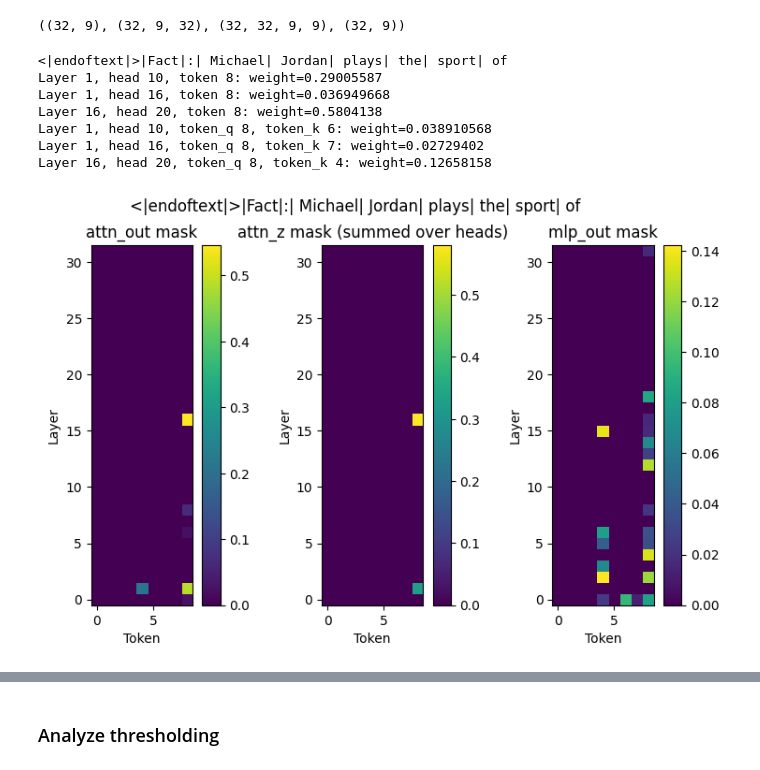
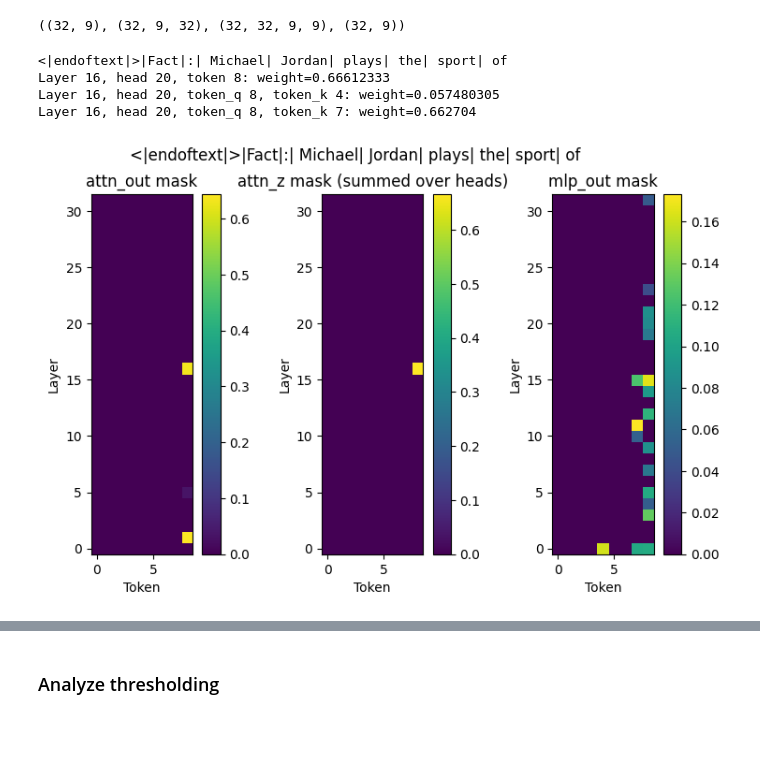
Before and after one commit to ed1d1a8d/prompt-injection-interp, a Jupyter notebook: notebooks/subnet-flow-pythia.ipynb, the cells around one changed output, grey strips where cells are left out. Saved outputs shown, nothing was run; the diff lists cells and outputs as text; code cells hidden in the pictures; blank space fills up the shorter version.

Commit message:
Optimize over attention pattern now

```diff
--- a/notebooks/subnet-flow-pythia.ipynb
+++ b/notebooks/subnet-flow-pythia.ipynb
@@ -55,7 +52,7 @@ mtf_test = PerTokenMaskedTransformer(tl_model, base_prompt=prompt)
 print([n for n, p in mtf_test.named_parameters() if p.requires_grad])
 with torch.no_grad():
     for name, mask in mtf_test.masks.items():
-        if name == "31_mlp_out" or name == "31_attn_scores":
+        if name == "31_mlp_out" or name == "31_attn_pattern":
             print(name, mask.shape)
             continue
         mask *= 0
@@ -230,0 +217,4 @@ Rank 4. Logit:  8.71 Prob:  0.03% Tokens: (  209) | |
+# %%
+mtf.zero_threshold = 0
+mtf.one_threshold = 1.1
+plot_metrics(mtf, prompt, metric_history)
@@ -244,9 +242,9 @@ attn_z_mask = np.stack(
     ],
     axis=0
 )
-attn_scores_mask = np.stack(
+attn_pattern_mask = np.stack(
     [
-        mtf.masks[f"{i}_attn_scores"].detach().cpu().numpy()
+        mtf.masks[f"{i}_attn_pattern"].detach().cpu().numpy()
         for i in range(32)
     ],
 )
@@ -259,7 +257,7 @@ mlp_mask = np.stack(
 
 attn_z_mask *= (attn_mask > 0)[:, :, np.newaxis]
 
-attn_mask.shape, attn_z_mask.shape, attn_scores_mask.shape, mlp_mask.shape
+attn_mask.shape, attn_z_mask.shape, attn_pattern_mask.shape, mlp_mask.shape
 # %% [output]
 ((32, 9), (32, 9, 32), (32, 32, 9, 9), (32, 9))
 # %%
@@ -286,7 +284,7 @@ for layer_idx in range(32):
     for head_idx in range(mtf.tl_model.cfg.n_heads):
         for token_idx_q in range(mtf.n_tokens):
             for token_idx_k in range(mtf.n_tokens):
-                weight = attn_scores_mask[layer_idx, head_idx, token_idx_q, token_idx_k]
+                weight = attn_pattern_mask[layer_idx, head_idx, token_idx_q, token_idx_k]
                 if weight > 0:
                     print(
                         f"Layer {layer_idx},"
@@ -296,37 +294,34 @@ for layer_idx in range(32):
                         f" {weight=}"
                     )
 
 plt.figure(figsize=(9, 5))
 plt.suptitle(tokenized_subprompt)
 
 plt.subplot(1, 3, 1)
 plt.imshow(attn_mask, origin="lower")
 plt.xlabel("Token")
 plt.ylabel("Layer")
 plt.colorbar()
 plt.title("attn_out mask")
 
 plt.subplot(1, 3, 2)
 plt.imshow(attn_z_mask.sum(axis=-1), origin="lower")
 plt.xlabel("Token")
 plt.ylabel("Layer")
 plt.colorbar()
 plt.title("attn_z mask (summed over heads)")
 
 plt.subplot(1, 3, 3)
 plt.imshow(mlp_mask, origin="lower")
 plt.xlabel("Token")
 plt.ylabel("Layer")
 plt.colorbar()
 plt.title("mlp_out mask")
 
 plt.show()
 # %% [output]
 <|endoftext|>|Fact|:| Michael| Jordan| plays| the| sport| of
-Layer 1, head 10, token 8: weight=0.29005587
-Layer 1, head 16, token 8: weight=0.036949668
-Layer 16, head 20, token 8: weight=0.5804138
-Layer 1, head 10, token_q 8, token_k 6: weight=0.038910568
-Layer 1, head 16, token_q 8, token_k 7: weight=0.02729402
-Layer 16, head 20, token_q 8, token_k 4: weight=0.12658158
+Layer 16, head 20, token 8: weight=0.66612333
+Layer 16, head 20, token_q 8, token_k 4: weight=0.057480305
+Layer 16, head 20, token_q 8, token_k 7: weight=0.662704
-[figure, old version]
+[figure, new version]
```
Also changed, not shown: parts of 7 cells of this notebook, 1 other file.
